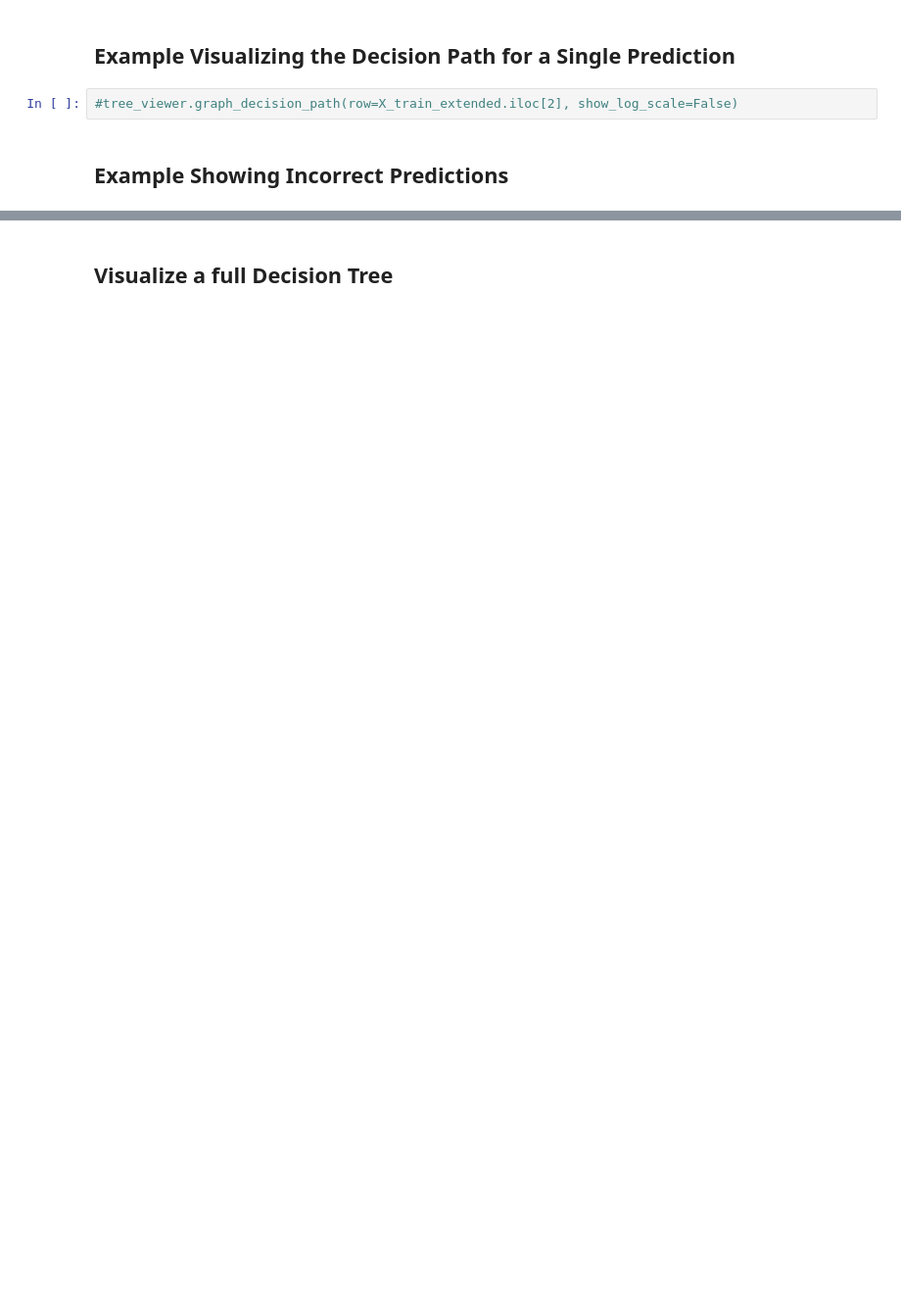
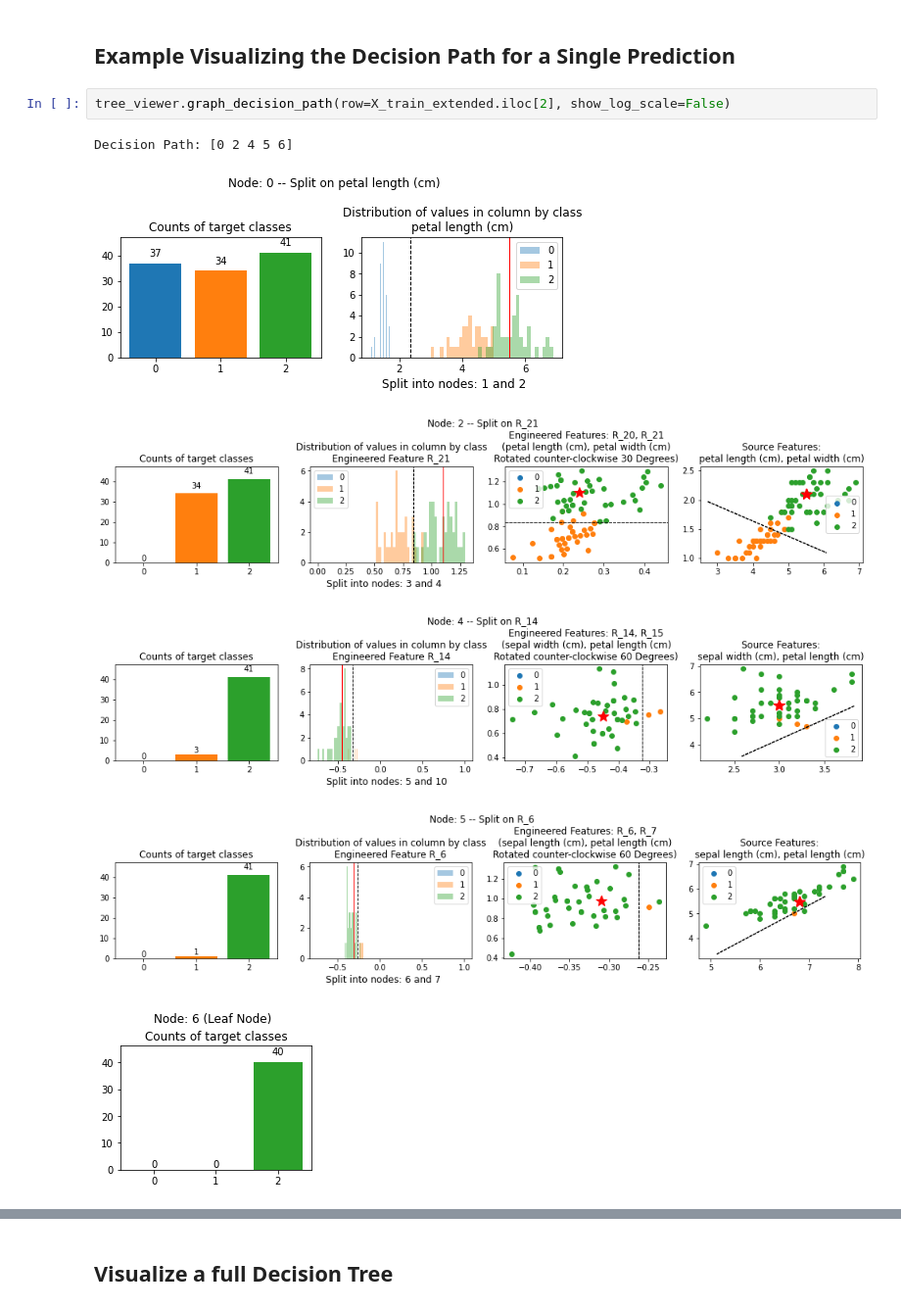
Before and after one commit to Brett-Kennedy/RotationFeatures, a Jupyter notebook: examples/Visualization_Examples.ipynb, the cells around one changed output, grey strips where cells are left out. Shown at 98% size. Drawn from its saved outputs; the diff is of its cells as text; blank space fills up the shorter version.

```diff
--- a/examples/Visualization_Examples.ipynb
+++ b/examples/Visualization_Examples.ipynb
@@ -307,6 +93,11 @@ Name: R_238, dtype: float64
 # %% [markdown]
 ## Example Visualizing the Decision Path for a Single Prediction
 # %%
-#tree_viewer.graph_decision_path(row=X_train_extended.iloc[2], show_log_scale=False)
+tree_viewer.graph_decision_path(row=X_train_extended.iloc[2], show_log_scale=False)
+# %% [output]
+Decision Path: [0 2 4 5 6]
+[figure, added]
+[figure, added]
+[figure, added]
+[figure, added]
+[figure, added]
-# %% [markdown]
-## Example Showing Incorrect Predictions
```
Also changed, not shown: parts of 8 cells of this notebook, 3 other files.
